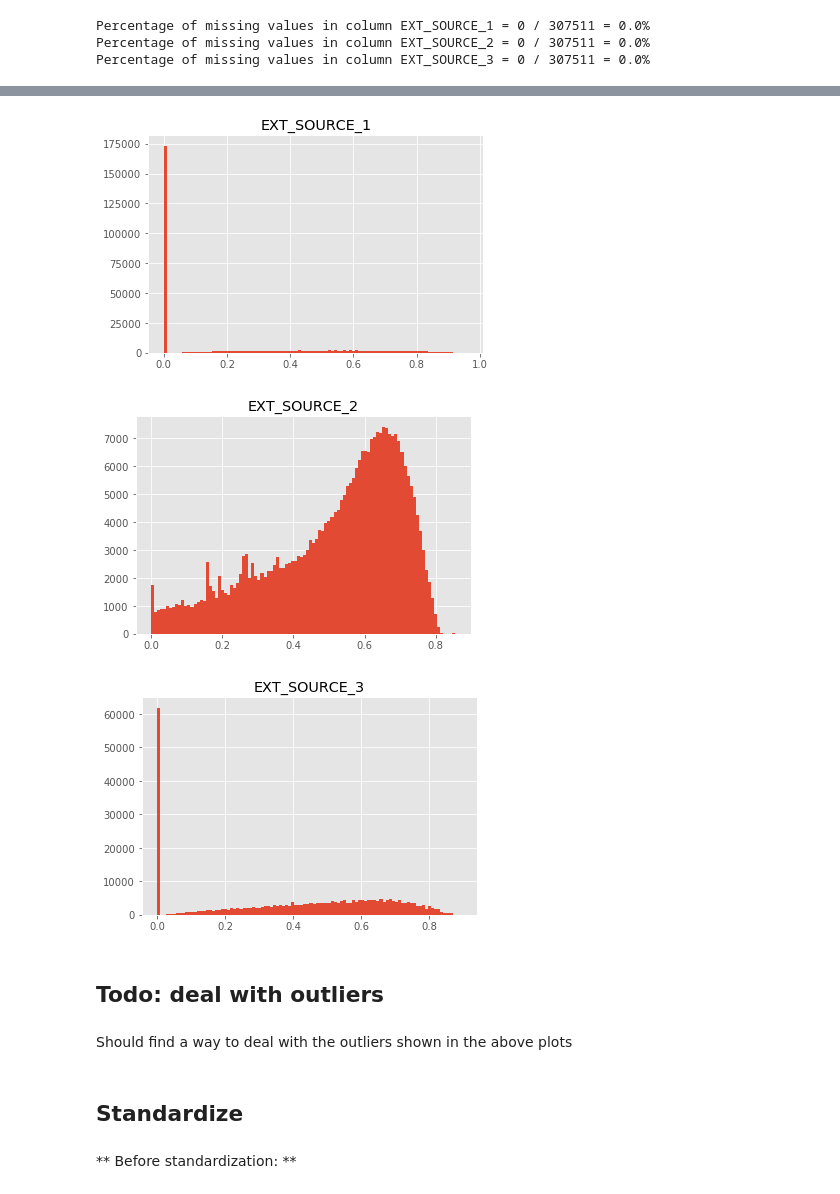
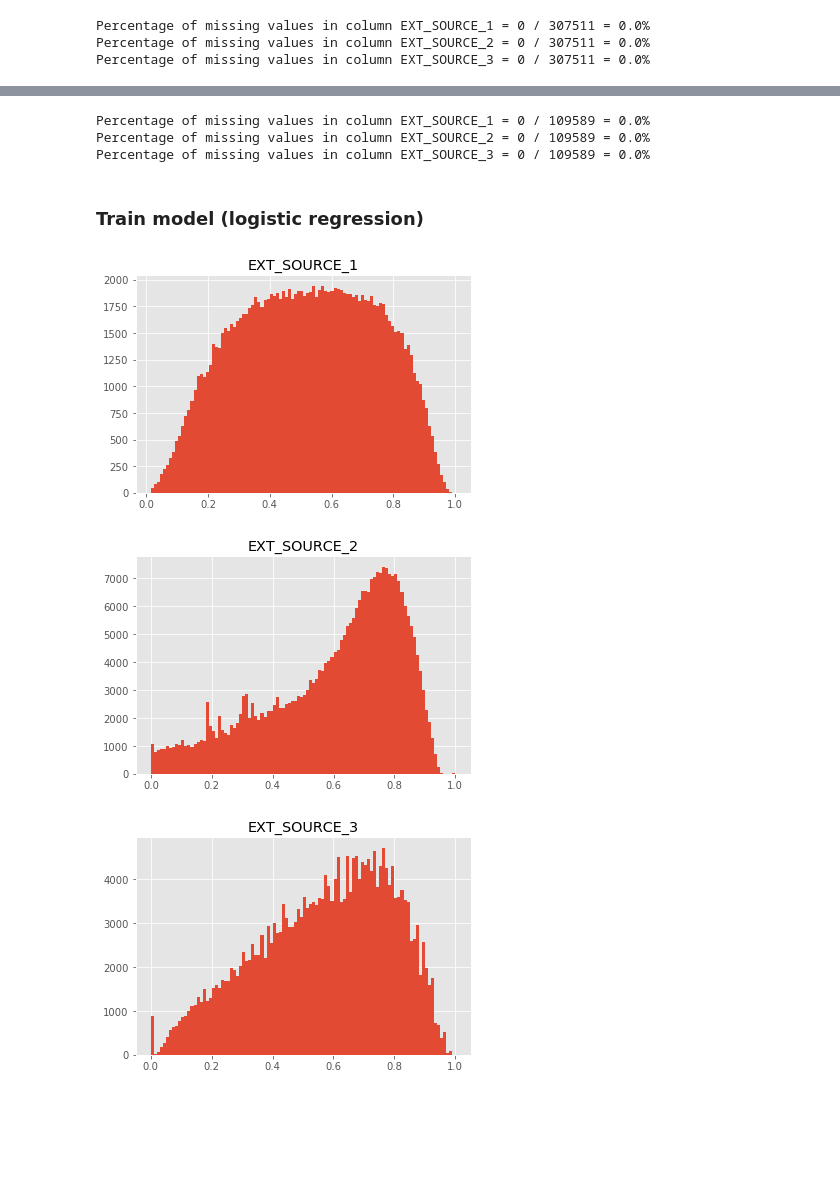
Before and after one commit to jxu39/kaggle-project, a Jupyter notebook: data_analysis.ipynb, the cells around one changed output, grey strips where cells are left out. Saved outputs shown, nothing was run; the diff lists cells and outputs as text; code cells hidden in the pictures; blank space fills up the shorter version.

Commit message:
Removed missing values

```diff
--- a/data_analysis.ipynb
+++ b/data_analysis.ipynb
@@ -97,0 +90,11 @@ Percentage of missing values in column EXT_SOURCE_3 = 0 / 307511 = 0.0%
+# %%
+missing_values(app_train_ext_removed_nan, ext_source_cols)
+# %% [output]
+Percentage of missing values in column EXT_SOURCE_1 = 0 / 109589 = 0.0%
+Percentage of missing values in column EXT_SOURCE_2 = 0 / 109589 = 0.0%
+Percentage of missing values in column EXT_SOURCE_3 = 0 / 109589 = 0.0%
+# %% [markdown]
+### Train model (logistic regression)
+# %%
+x_train = app_train[['EXT_SOURCE_1', 'EXT_SOURCE_2', 'EXT_SOURCE_3']]
+y_train = app_train[['TARGET']]
@@ -98,12 +115,8 @@ Percentage of missing values in column EXT_SOURCE_3 = 0 / 307511 = 0.0%
+# %%
+x_train_norm = normalize(x_train, ext_source_cols)
 # %%
-plot_histograms(app_train_ext_fillna, ext_source_cols)
+plot_histograms(x_train_norm, ext_source_cols)
 # %% [output]
-[figure, old version]
+[figure, new version]
-[figure, old version]
+[figure, new version]
-[figure, old version]
+[figure, new version]
-# %% [markdown]
-## Todo: deal with outliers
-# %% [markdown]
-Should find a way to deal with the outliers shown in the above plots
-# %% [markdown]
-## Standardize
@@ -117,2 +122,0 @@ def show_statistics(df, cols):
-# %% [markdown]
-** Before standardization: **
```
Also changed, not shown: parts of 22 cells of this notebook.
